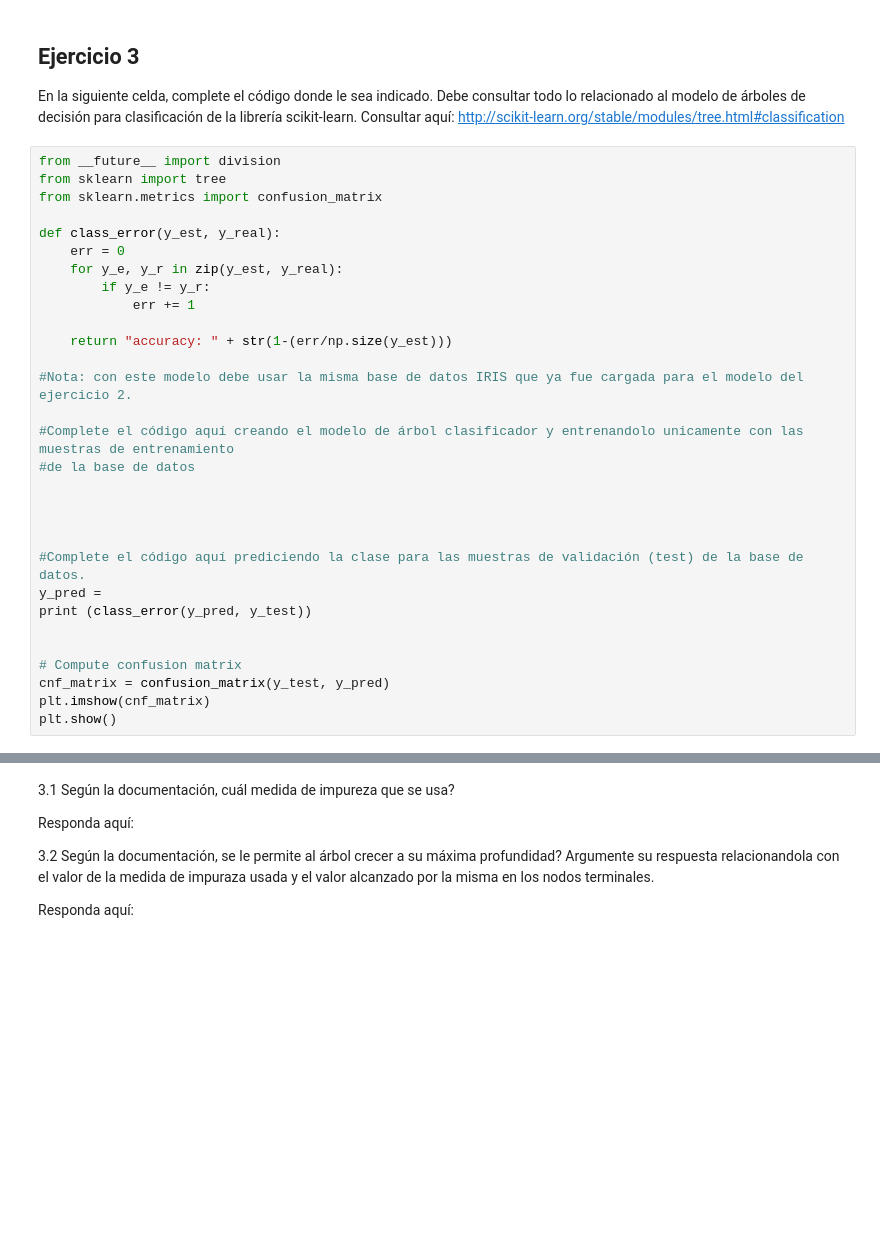
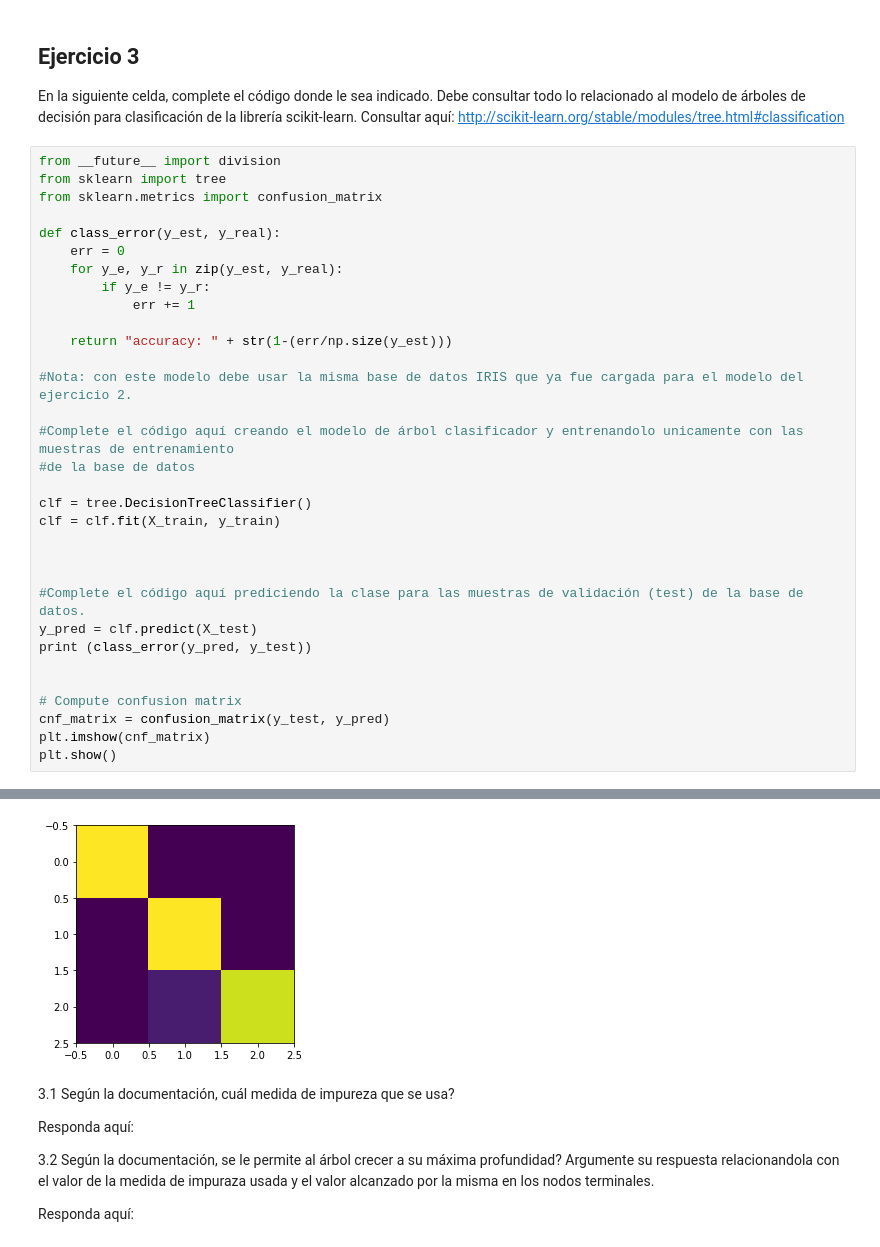
Before and after one commit to Djvash01/Simulacion, a Jupyter notebook: Lab3/laboratorio_3.ipynb, the cells around one changed output, grey strips where cells are left out. Cells and saved outputs as stored; diff of their text form; blank space fills up the shorter version.

```diff
--- a/Lab3/laboratorio_3.ipynb
+++ b/Lab3/laboratorio_3.ipynb
@@ -178,11 +182,13 @@ def class_error(y_est, y_real):
 #Complete el código aquí creando el modelo de árbol clasificador y entrenandolo unicamente con las muestras de entrenamiento
 #de la base de datos
 
+clf = tree.DecisionTreeClassifier()
+clf = clf.fit(X_train, y_train)
 
 
 
 #Complete el código aquí prediciendo la clase para las muestras de validación (test) de la base de datos.
-y_pred =
+y_pred = clf.predict(X_test)
 print (class_error(y_pred, y_test))
 
 
@@ -195,3 +201,4 @@ SyntaxError: invalid syntax (<ipython-input-6-585bb1375b76>, line 22)
+[figure, added]
 # %% [markdown]
 3.1 Seg&uacute;n la documentaci&oacute;n, cu&aacute;l medida de impureza que se usa?
 
```
Also changed, not shown: parts of 4 cells of this notebook.
